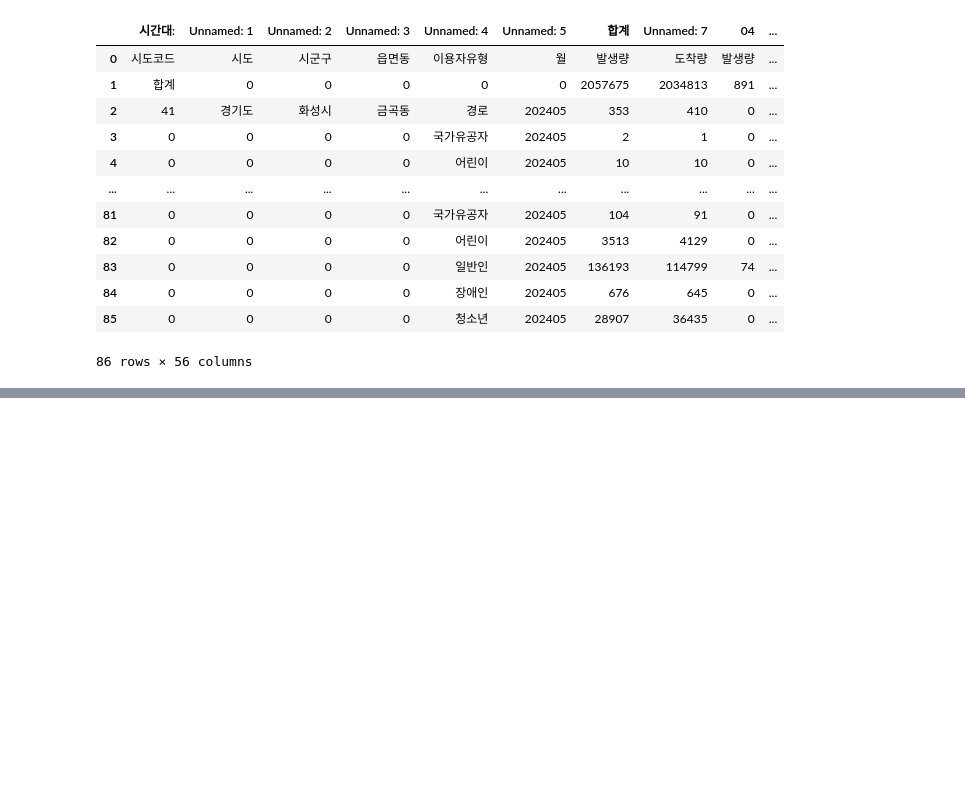
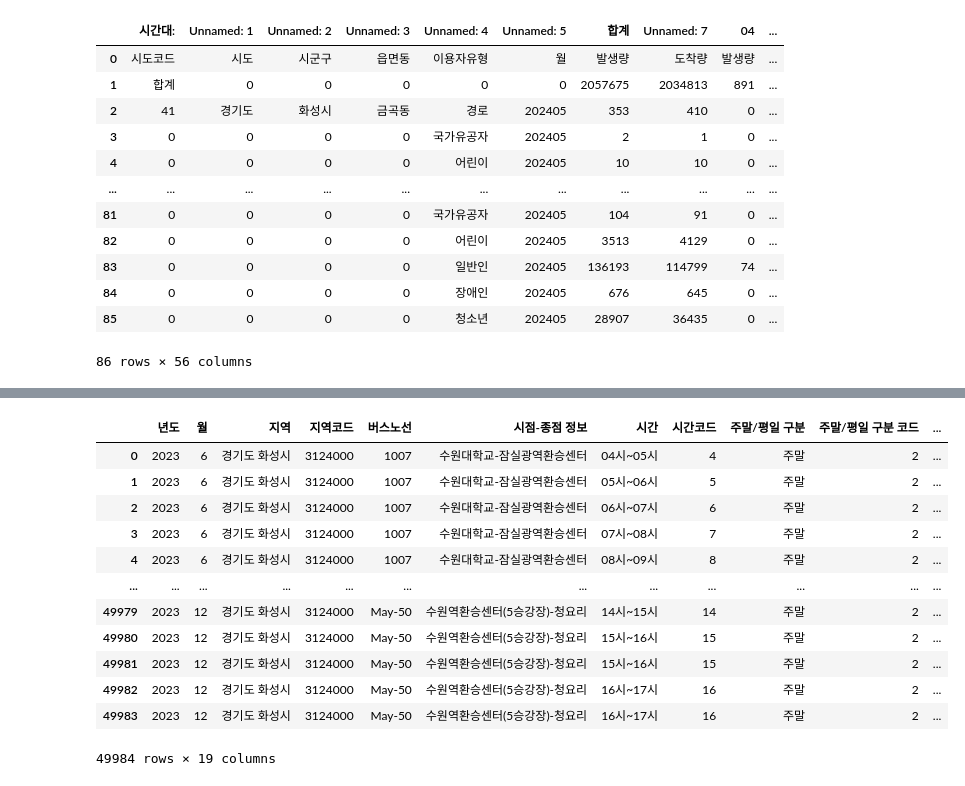
Before and after one commit to oneyoun/GTX-A-Bus-lane-optimization, a Jupyter notebook: 동릉이_data_check.ipynb, the cells around one changed output, grey strips where cells are left out. Drawn from its saved outputs; the diff is of its cells as text; code cells hidden in the pictures; blank space fills up the shorter version.

```diff
--- a/동릉이_data_check.ipynb
+++ b/동릉이_data_check.ipynb
@@ -247,0 +448,17 @@ df
+# %%
+passenger = pd.read_csv('C:/Users/kartboy10/Documents/GTX-A-Bus-lane-optimization/GTX_동탄역_data/경기도교통정보센터/노선별 상하차 인원 데이터.csv')
+passenger
+# %% [output]
+|  | 년도 | 월 | 지역 | 지역코드 | 버스노선 | 시점-종점 정보 | 시간 | 시간코드 | 주말/평일 구분 | 주말/평일 구분 코드 | ... |
+| 0 | 2023 | 6 | 경기도 화성시 | 3124000 | 1007 | 수원대학교-잠실광역환승센터 | 04시~05시 | 4 | 주말 | 2 | ... |
+| 1 | 2023 | 6 | 경기도 화성시 | 3124000 | 1007 | 수원대학교-잠실광역환승센터 | 05시~06시 | 5 | 주말 | 2 | ... |
+| 2 | 2023 | 6 | 경기도 화성시 | 3124000 | 1007 | 수원대학교-잠실광역환승센터 | 06시~07시 | 6 | 주말 | 2 | ... |
+| 3 | 2023 | 6 | 경기도 화성시 | 3124000 | 1007 | 수원대학교-잠실광역환승센터 | 07시~08시 | 7 | 주말 | 2 | ... |
+| 4 | 2023 | 6 | 경기도 화성시 | 3124000 | 1007 | 수원대학교-잠실광역환승센터 | 08시~09시 | 8 | 주말 | 2 | ... |
+| ... | ... | ... | ... | ... | ... | ... | ... | ... | ... | ... | ... |
+| 49979 | 2023 | 12 | 경기도 화성시 | 3124000 | May-50 | 수원역환승센터(5승강장)-청요리 | 14시~15시 | 14 | 주말 | 2 | ... |
+| 49980 | 2023 | 12 | 경기도 화성시 | 3124000 | May-50 | 수원역환승센터(5승강장)-청요리 | 15시~16시 | 15 | 주말 | 2 | ... |
+| 49981 | 2023 | 12 | 경기도 화성시 | 3124000 | May-50 | 수원역환승센터(5승강장)-청요리 | 15시~16시 | 15 | 주말 | 2 | ... |
+| 49982 | 2023 | 12 | 경기도 화성시 | 3124000 | May-50 | 수원역환승센터(5승강장)-청요리 | 16시~17시 | 16 | 주말 | 2 | ... |
+| 49983 | 2023 | 12 | 경기도 화성시 | 3124000 | May-50 | 수원역환승센터(5승강장)-청요리 | 16시~17시 | 16 | 주말 | 2 | ... |
+49984 rows × 19 columns
```
Also changed, not shown: parts of 58 cells of this notebook, 18 other files.
